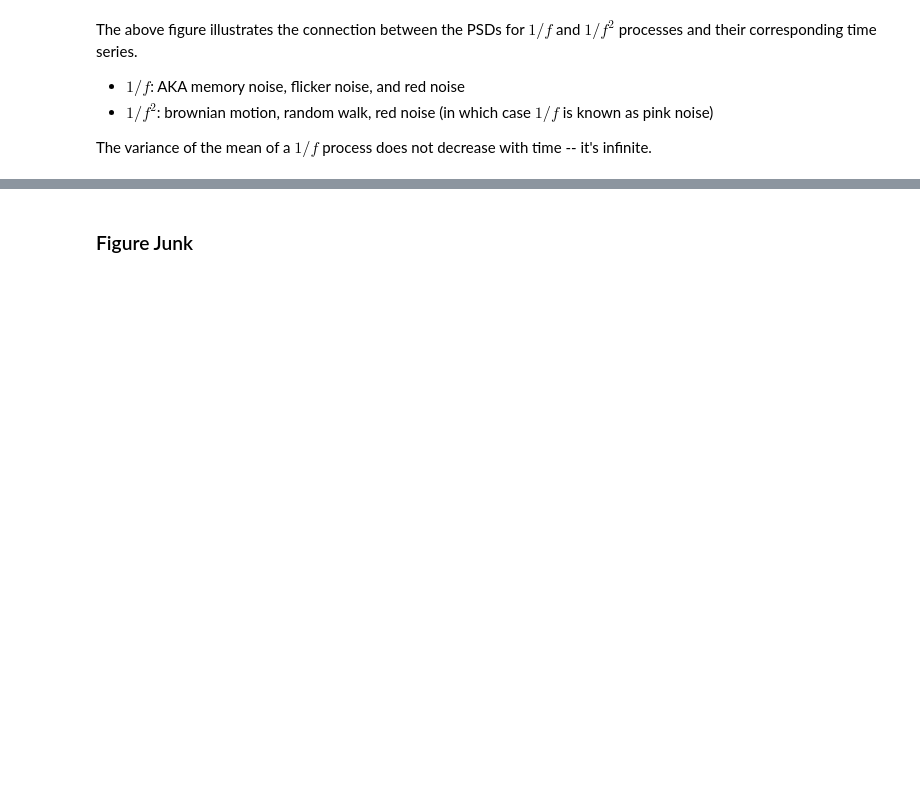
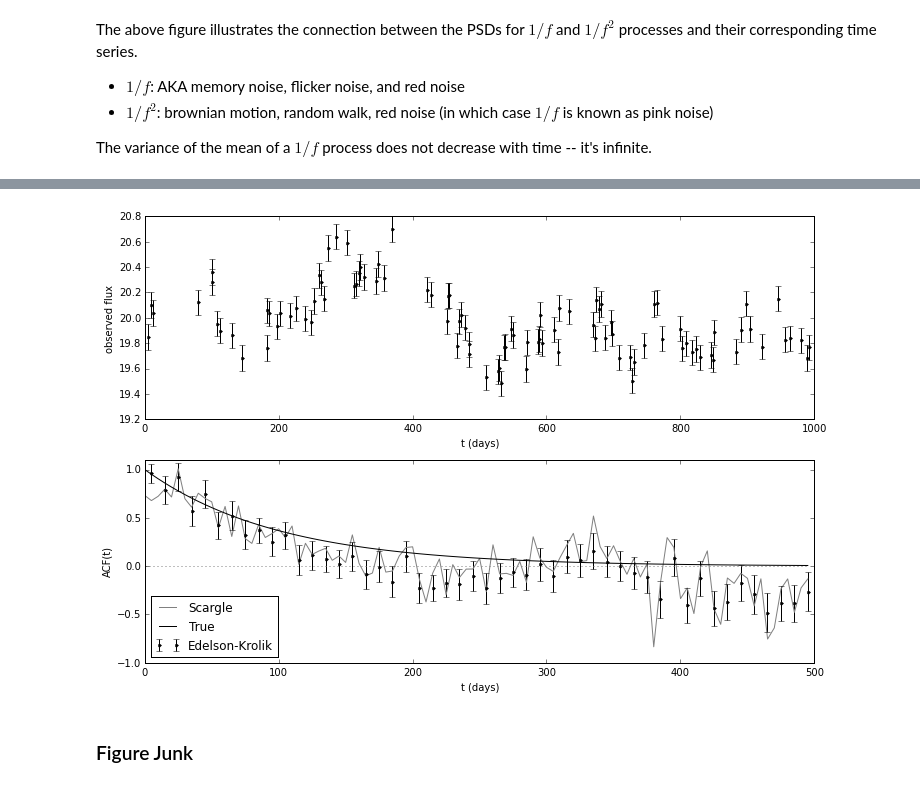
Before and after one commit to YastroML/YastroML, a Jupyter notebook: Session19_150219/Ch10_TimeSeries.ipynb, the cells around one changed output, grey strips where cells are left out. Drawn from its saved outputs; the diff is of its cells as text; code cells hidden in the pictures; blank space fills up the shorter version.

```diff
--- a/Session19_150219/Ch10_TimeSeries.ipynb
+++ b/Session19_150219/Ch10_TimeSeries.ipynb
@@ -1041,3 +1051,7 @@ The variance of the mean of a $1/f$ process does not decrease with time -- it's
+# %%
+plot1030()
+# %% [output]
+[figure, added]
 # %% [markdown]
 ### Figure Junk
 # %%
```
Also changed, not shown: parts of 3 cells of this notebook.
